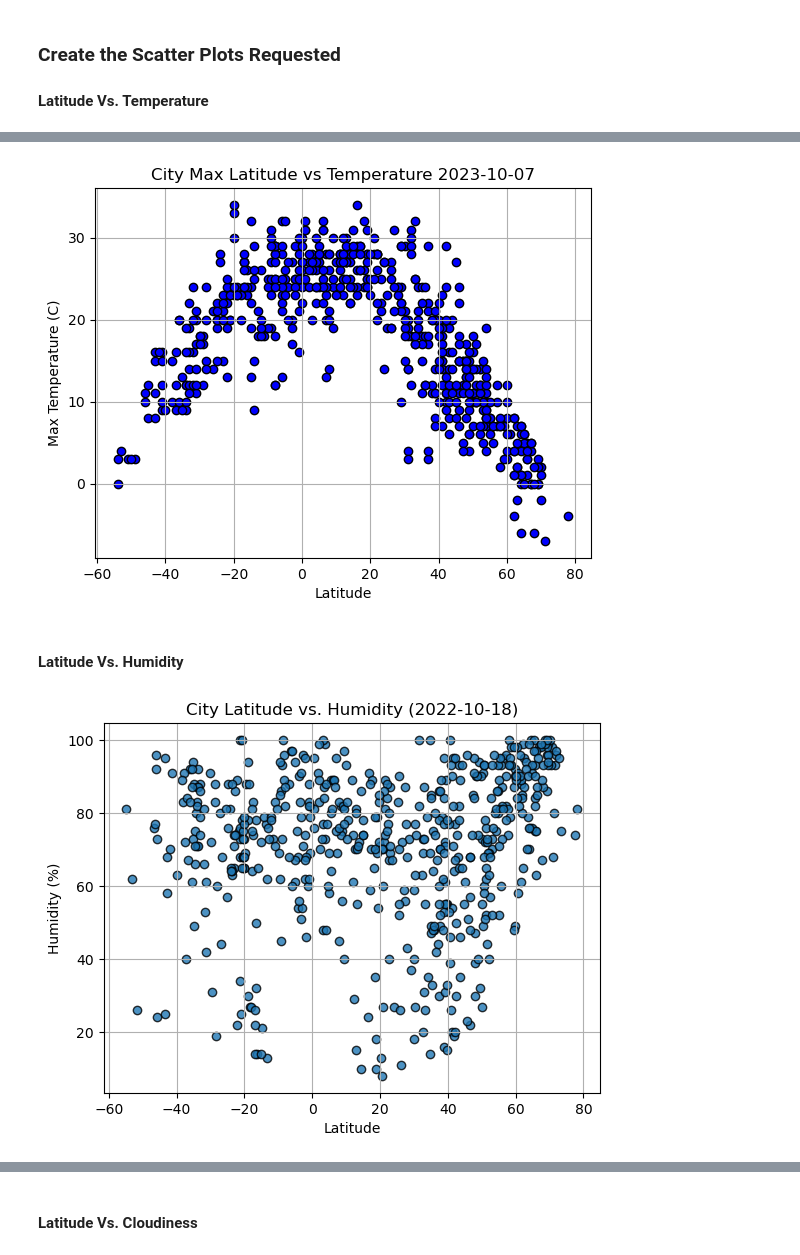
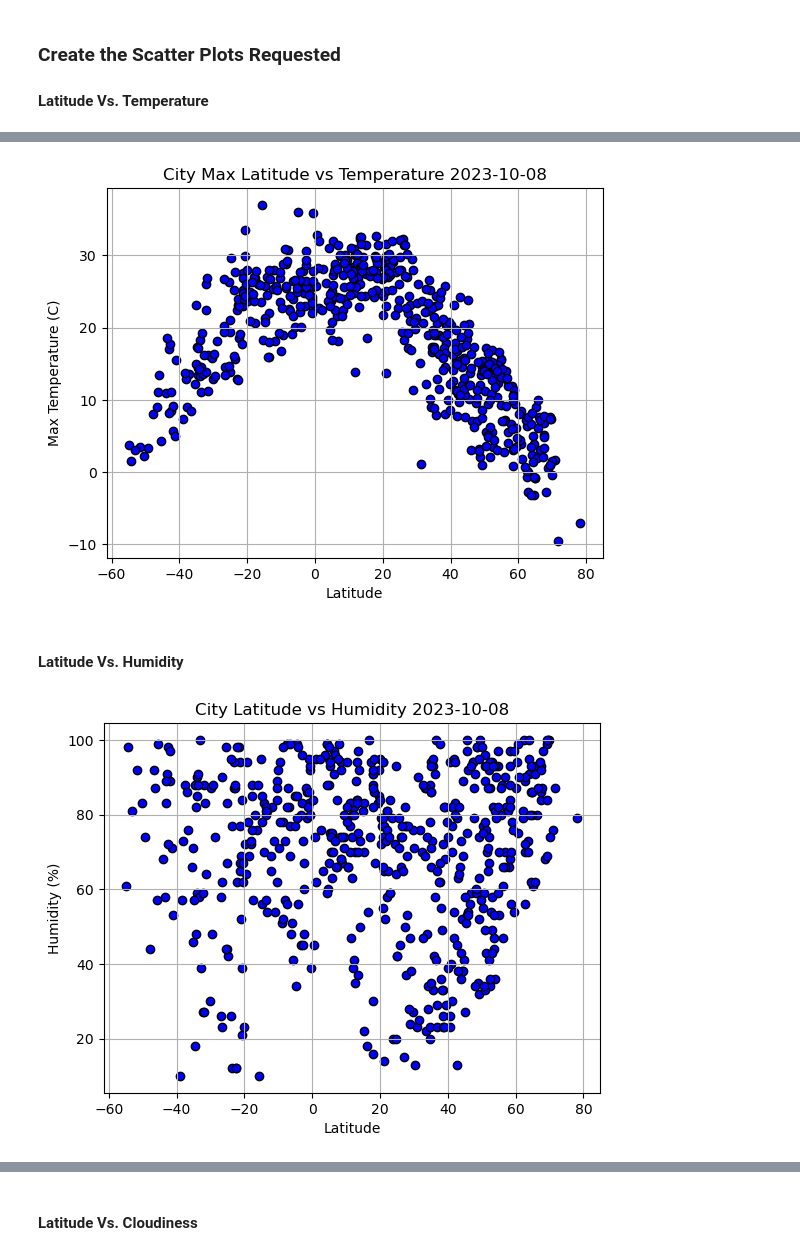
Before and after one commit to sentvivi/Equatorial_Weather_Analysis_and_Vacation_Planning, a Jupyter notebook: weather_vacation_Py/WeatherPy.ipynb, the cells around one changed output, grey strips where cells are left out. Saved outputs shown, nothing was run; the diff lists cells and outputs as text; code cells hidden in the pictures.

```diff
--- a/weather_vacation_Py/WeatherPy.ipynb
+++ b/weather_vacation_Py/WeatherPy.ipynb
@@ -206,35 +191,51 @@ plt.show()
 # %%
+# Build scatter plot for latitude vs. temperature
+x = [float(city["Lat"]) for city in city_data]
+y = [float(city["Max Temp"]) for city in city_data]
+plt.scatter(x,y,marker="o", facecolor="b", edgecolors="k")
+
+# Incorporate the other graph properties
+plt.xlabel("Latitude")
+plt.ylabel("Max Temperature (C)")
+
 # Get today's date
 today_date = time.strftime("%Y-%m-%d")
 
-x = [int(city["Lat"]) for city in city_data]
-y = [int(city["Max Temp"]) for city in city_data]
-plt.scatter(x,y,marker="o", facecolor="b", edgecolors="k")
-plt.xlabel("Latitude")
-plt.ylabel("Max Temperature (C)")
 plt.title(f"City Max Latitude vs Temperature {today_date}")
 
 # Enable the grid
 plt.grid(True)
 
-#plt.ylim(-15,42)
-#plt.xlim(-62,85)
+# Save the figure
+plt.savefig("output_data/Fig1.png")
+
+# Show plot
 plt.show()
 # %% [output]
-[figure, old version]
+[figure, new version]
 # %% [markdown]
 #### Latitude Vs. Humidity
 # %%
 # Build the scatter plots for latitude vs. humidity
-# YOUR CODE HERE
+x = [float(city["Lat"]) for city in city_data]
+y = [float(city["Humidity"]) for city in city_data]
+plt.scatter(x,y,marker="o", facecolor="b", edgecolors="k")
 
 # Incorporate the other graph properties
-# YOUR CODE HERE
+plt.xlabel("Latitude")
+plt.ylabel("Humidity (%)")
+
+# Get today's date
+today_date = time.strftime("%Y-%m-%d")
+plt.title(f"City Latitude vs Humidity {today_date}")
+
+# Enable the grid
+plt.grid(True)
 
 # Save the figure
 plt.savefig("output_data/Fig2.png")
 
 # Show plot
 plt.show()
 # %% [output]
-[figure, old version]
+[figure, new version]
```
Also changed, not shown: parts of 35 cells of this notebook, 5 other files.
